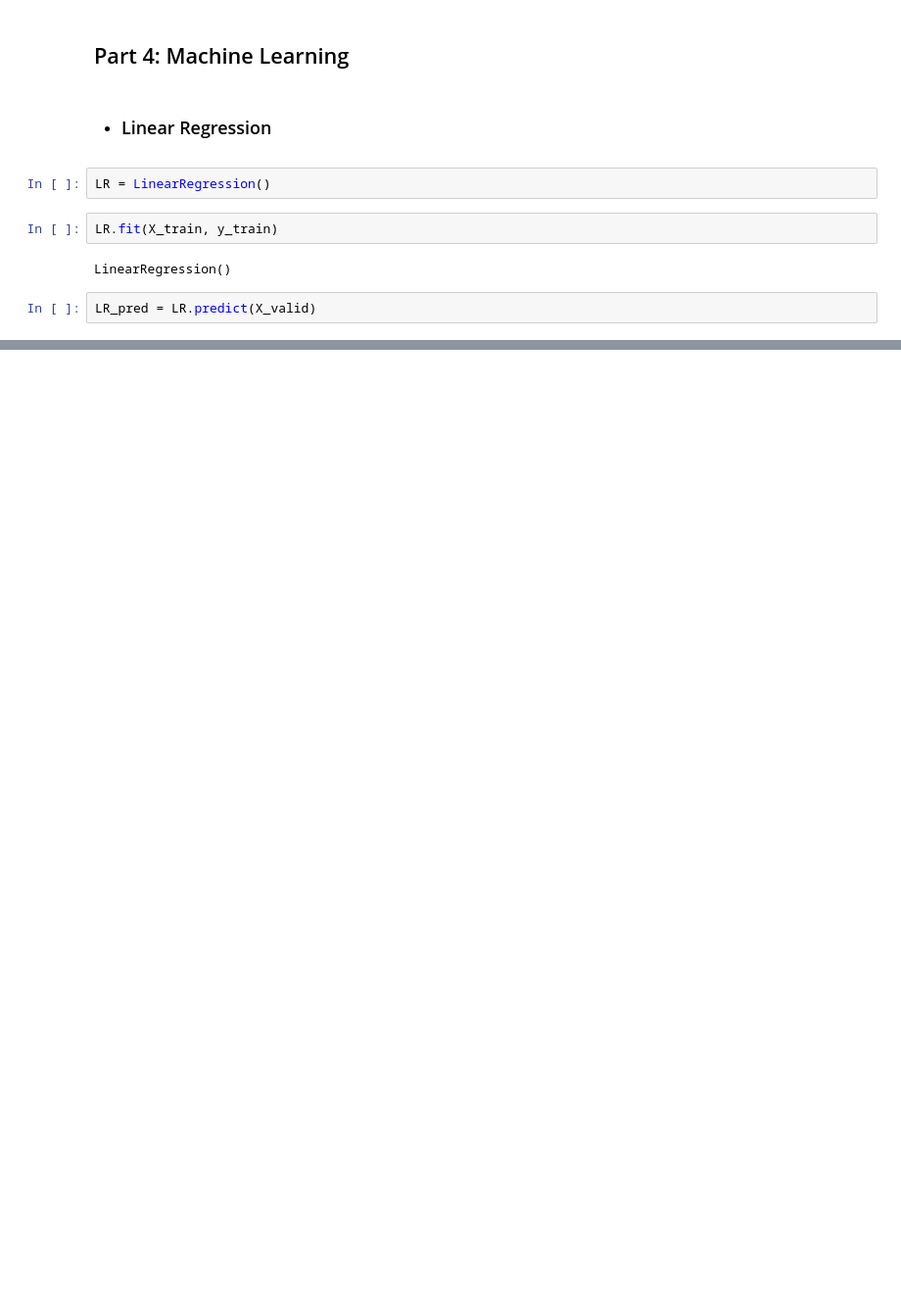
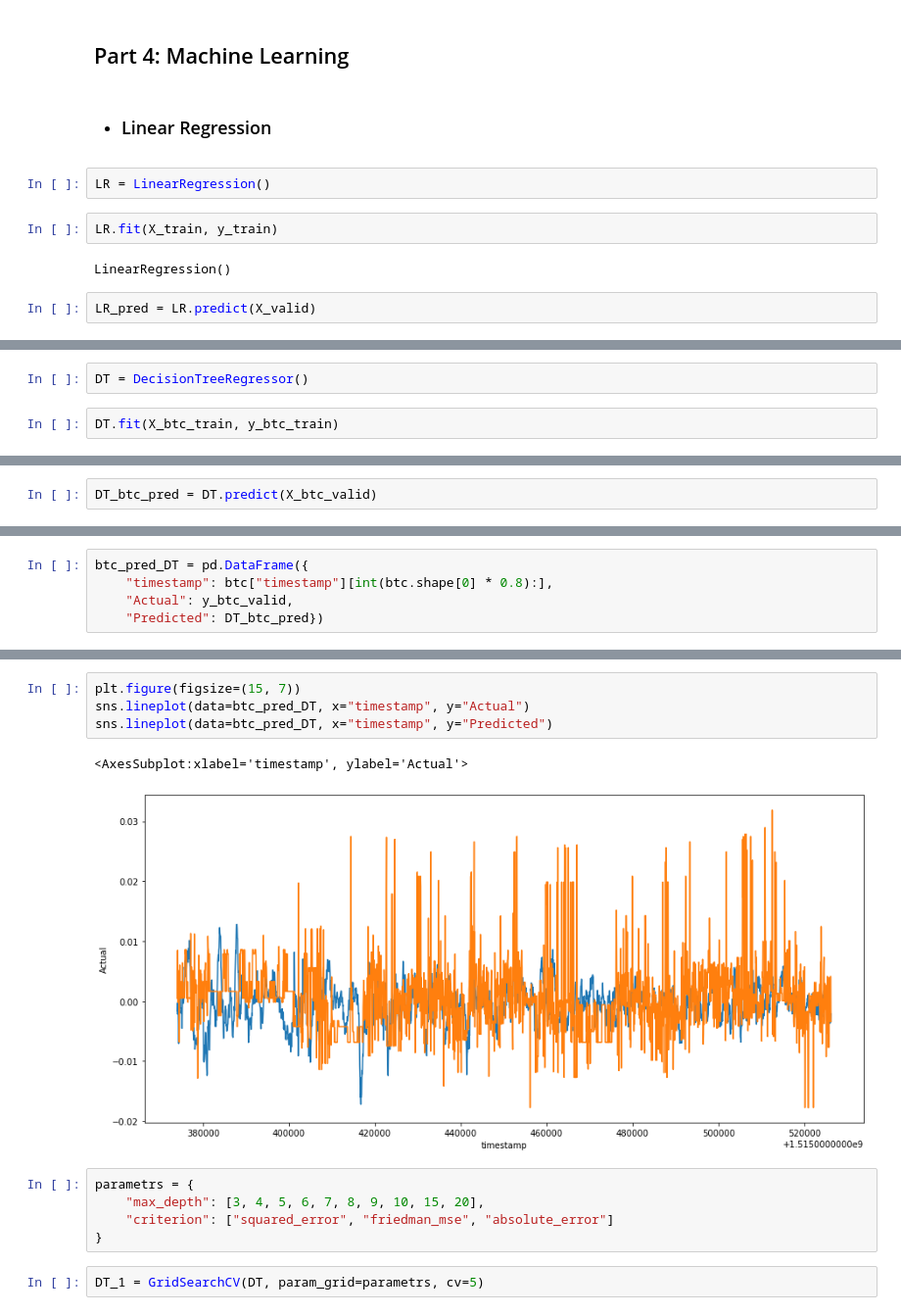
Before and after one commit to paskag/G_Research_Crypto_Forecast, a Jupyter notebook: machine_learning/G-Research_Crypto_Forecast.ipynb, the cells around one changed output, grey strips where cells are left out. Shown: that part at 98% size. Cells and saved outputs as stored; diff of their text form; blank space fills up the shorter version.

```diff
--- a/machine_learning/G-Research_Crypto_Forecast.ipynb
+++ b/machine_learning/G-Research_Crypto_Forecast.ipynb
@@ -389,0 +531,4 @@ np.sqrt(mean_squared_error(y_valid, LR_pred))
+# %%
+DT = DecisionTreeRegressor()
+# %%
+DT.fit(X_btc_train, y_btc_train)
@@ -389,0 +537,2 @@ np.sqrt(mean_squared_error(y_valid, LR_pred))
+# %%
+DT_btc_pred = DT.predict(X_btc_valid)
@@ -389,0 +544,5 @@ np.sqrt(mean_squared_error(y_valid, LR_pred))
+# %%
+btc_pred_DT = pd.DataFrame({
+    "timestamp": btc["timestamp"][int(btc.shape[0] * 0.8):],
+    "Actual": y_btc_valid,
+    "Predicted": DT_btc_pred})
@@ -389,0 +565,14 @@ np.sqrt(mean_squared_error(y_valid, LR_pred))
+# %%
+plt.figure(figsize=(15, 7))
+sns.lineplot(data=btc_pred_DT, x="timestamp", y="Actual")
+sns.lineplot(data=btc_pred_DT, x="timestamp", y="Predicted")
+# %% [output]
+<AxesSubplot:xlabel='timestamp', ylabel='Actual'>
+[figure, added]
+# %%
+parametrs = {
+    "max_depth": [3, 4, 5, 6, 7, 8, 9, 10, 15, 20],
+    "criterion": ["squared_error", "friedman_mse", "absolute_error"]
+}
+# %%
+DT_1 = GridSearchCV(DT, param_grid=parametrs, cv=5)
```
Also changed, not shown: parts of 53 cells of this notebook.
